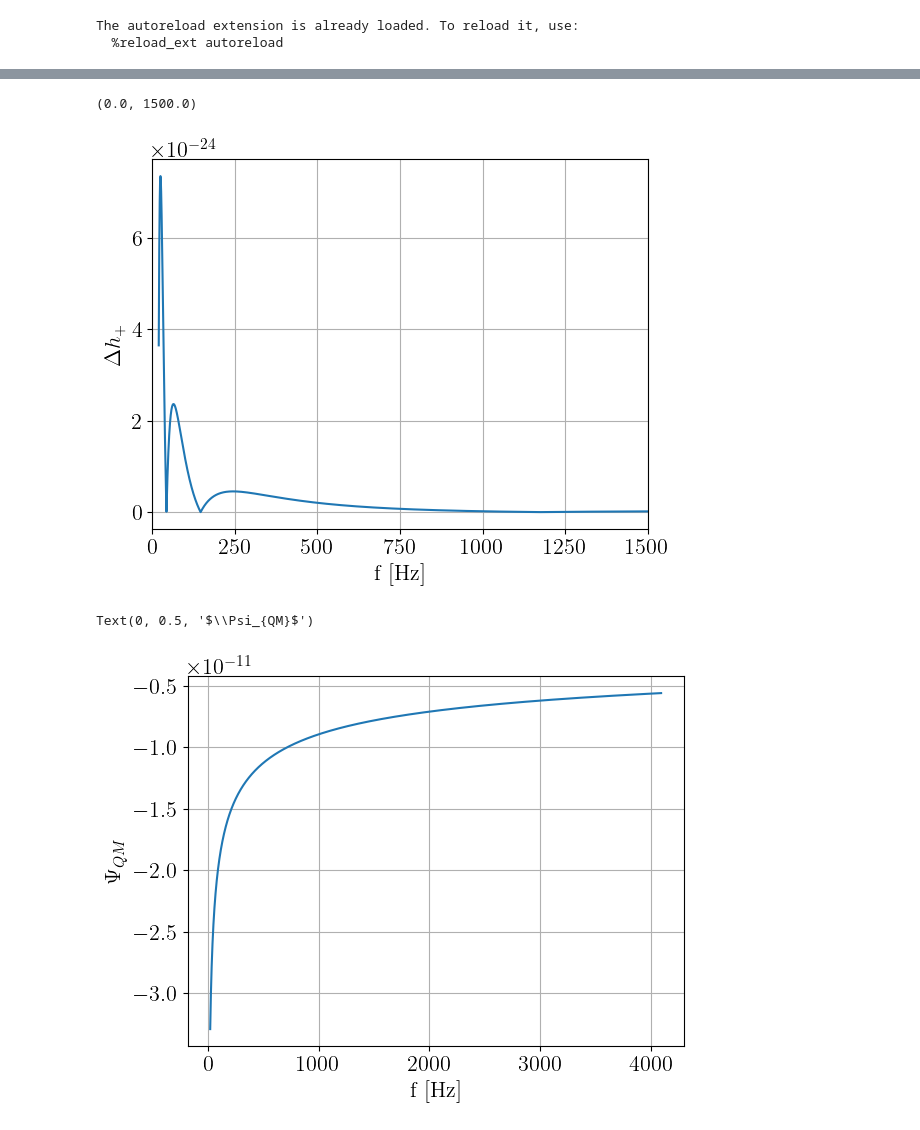
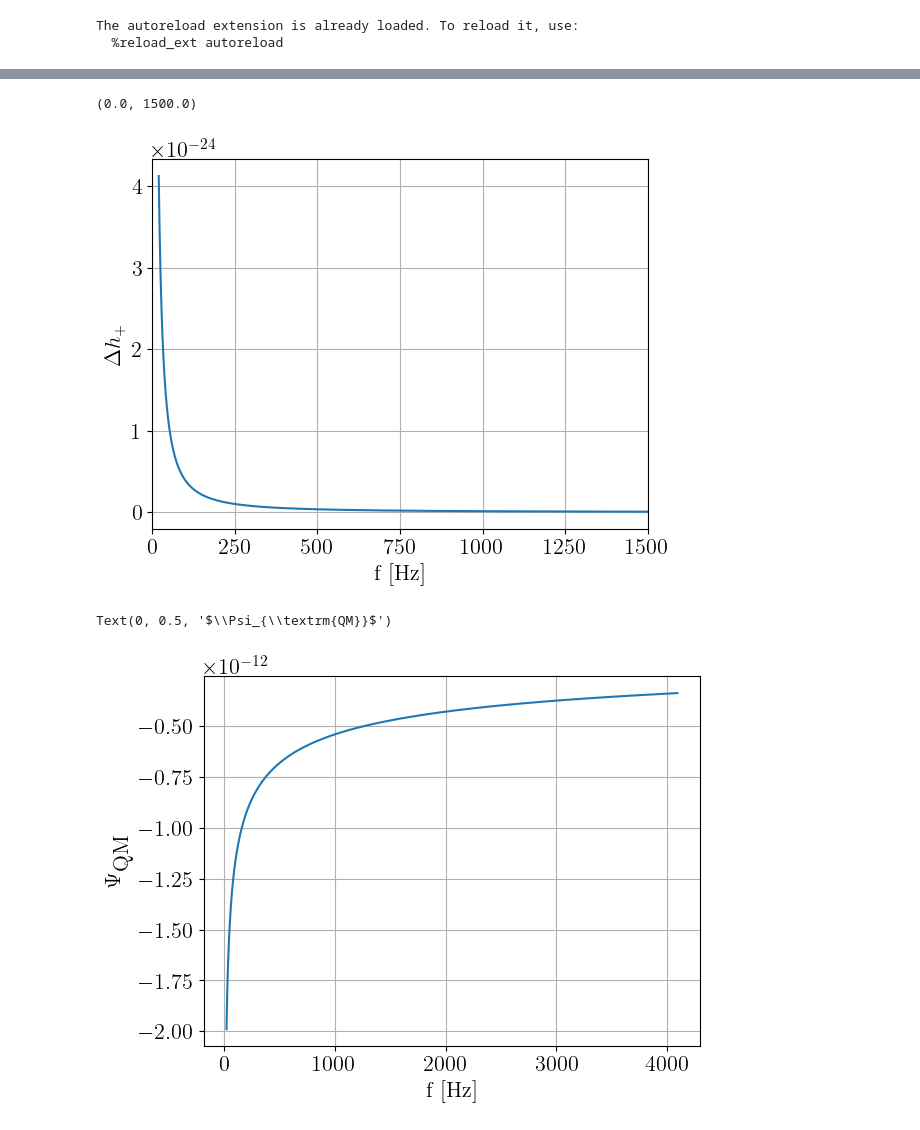
Before and after one commit to ThibeauWouters/ripple, a Jupyter notebook: notebooks/Phase_contributions_TaylorF2.ipynb, the cells around one changed output, grey strips where cells are left out. Cells and saved outputs as stored; diff of their text form; code cells hidden in the pictures.

```diff
--- a/notebooks/Phase_contributions_TaylorF2.ipynb
+++ b/notebooks/Phase_contributions_TaylorF2.ipynb
@@ -46,12 +46,12 @@ jax.config.update("jax_enable_x64", True) # improve precision for comparing wave
 The autoreload extension is already loaded. To reload it, use:
   %reload_ext autoreload
 # %%
-m1 = 3
-m2 = 2
+m1 = 1.35
+m2 = 1.35
 M = m1 + m2
 
-chi1 = 0.4
-chi2 = 0.5
+chi1 = 0.1
+chi2 = 0.1
 
 lambda1 = 500
 lambda2 = lambda1
@@ -104,19 +106,19 @@ plt.show()
 # %%
 #Filter out the QM contribution:
-hp_QM = np.abs(hp_rippleQM - hp_ripple)
+hp_QM = np.abs(hp_ripple - hp_rippleQM)
 plt.plot(fs_ripple, hp_QM)
 plt.ylabel(r"$\Delta h_+$")
 plt.xlabel("f [Hz]")
 plt.xlim(0, 1500)
 # %% [output]
 (0.0, 1500.0)
-[figure, old version]
+[figure, new version]
 # %%
 psi_QM = utils_tidal.get_spin_induced_quadrupole_phase(v, theta)
 
 plt.plot(fs, psi_QM)
 plt.xlabel("f [Hz]")
-plt.ylabel(r"$\Psi_{QM}$")
+plt.ylabel(r"$\Psi_{\textrm{QM}}$")
 # %% [output]
-Text(0, 0.5, '$\\Psi_{QM}$')
+Text(0, 0.5, '$\\Psi_{\\textrm{QM}}$')
-[figure, old version]
+[figure, new version]
```
Also changed, not shown: parts of 3 cells of this notebook.
